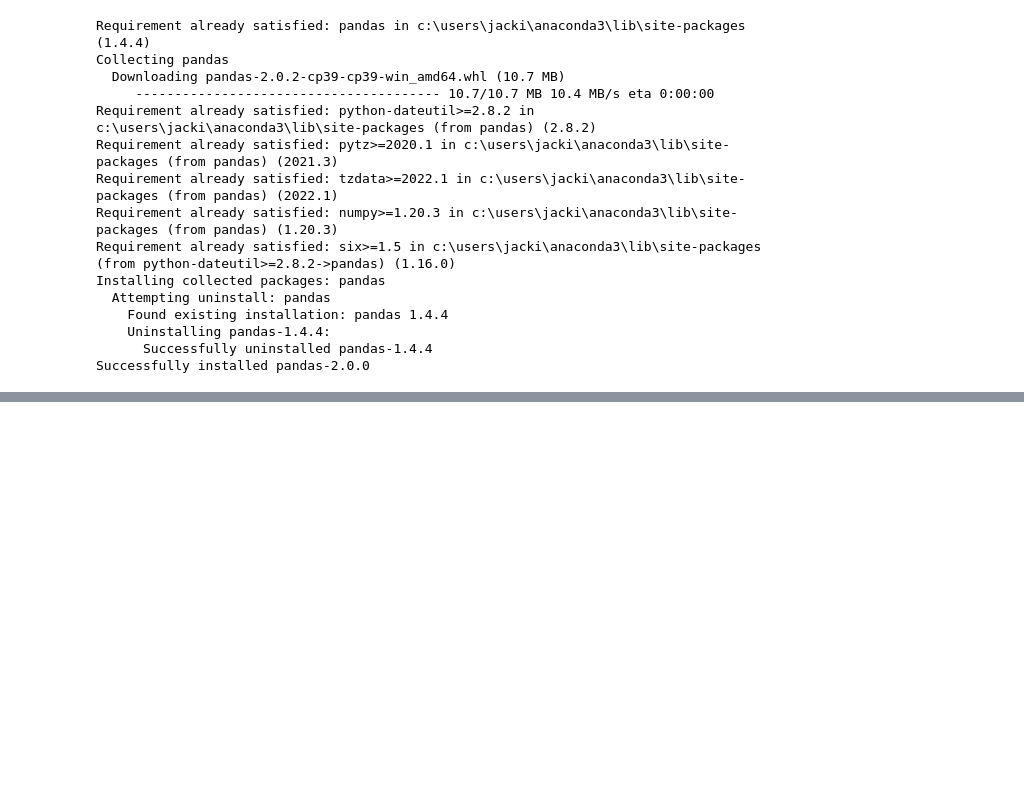
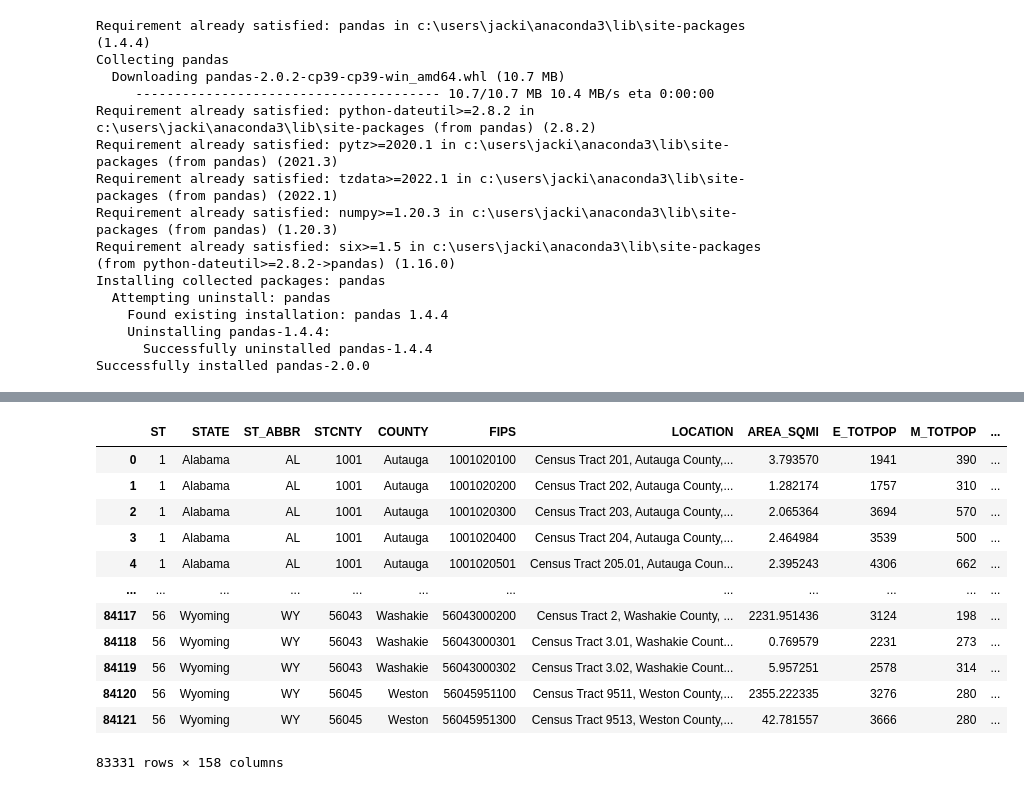
Before and after one commit to jpetersen626/GA_TOP_Sprint_2023, a Jupyter notebook: code/SVI_EDA_Modeling.ipynb, the cells around one changed output, grey strips where cells are left out. Saved outputs shown, nothing was run; the diff lists cells and outputs as text; code cells hidden in the pictures; blank space fills up the shorter version.

```diff
--- a/code/SVI_EDA_Modeling.ipynb
+++ b/code/SVI_EDA_Modeling.ipynb
@@ -51,0 +113,17 @@ memory usage: 101.4+ MB
+# %%
+df = df[df['RPL_THEMES']!=-999.0]
+df
+# %% [output]
+|  | ST | STATE | ST_ABBR | STCNTY | COUNTY | FIPS | LOCATION | AREA_SQMI | E_TOTPOP | M_TOTPOP | ... |
+| 0 | 1 | Alabama | AL | 1001 | Autauga | 1001020100 | Census Tract 201, Autauga County,... | 3.793570 | 1941 | 390 | ... |
+| 1 | 1 | Alabama | AL | 1001 | Autauga | 1001020200 | Census Tract 202, Autauga County,... | 1.282174 | 1757 | 310 | ... |
+| 2 | 1 | Alabama | AL | 1001 | Autauga | 1001020300 | Census Tract 203, Autauga County,... | 2.065364 | 3694 | 570 | ... |
+| 3 | 1 | Alabama | AL | 1001 | Autauga | 1001020400 | Census Tract 204, Autauga County,... | 2.464984 | 3539 | 500 | ... |
+| 4 | 1 | Alabama | AL | 1001 | Autauga | 1001020501 | Census Tract 205.01, Autauga Coun... | 2.395243 | 4306 | 662 | ... |
+| ... | ... | ... | ... | ... | ... | ... | ... | ... | ... | ... | ... |
+| 84117 | 56 | Wyoming | WY | 56043 | Washakie | 56043000200 | Census Tract 2, Washakie County, ... | 2231.951436 | 3124 | 198 | ... |
+| 84118 | 56 | Wyoming | WY | 56043 | Washakie | 56043000301 | Census Tract 3.01, Washakie Count... | 0.769579 | 2231 | 273 | ... |
+| 84119 | 56 | Wyoming | WY | 56043 | Washakie | 56043000302 | Census Tract 3.02, Washakie Count... | 5.957251 | 2578 | 314 | ... |
+| 84120 | 56 | Wyoming | WY | 56045 | Weston | 56045951100 | Census Tract 9511, Weston County,... | 2355.222335 | 3276 | 280 | ... |
+| 84121 | 56 | Wyoming | WY | 56045 | Weston | 56045951300 | Census Tract 9513, Weston County,... | 42.781557 | 3666 | 280 | ... |
+83331 rows × 158 columns
```
Also changed, not shown: parts of 42 cells of this notebook.
